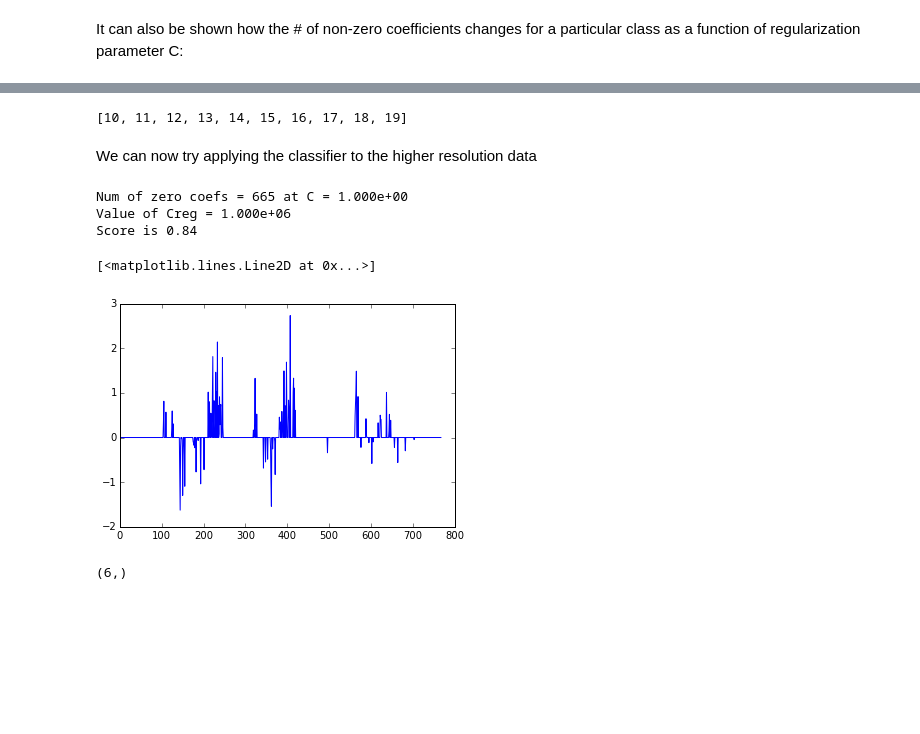
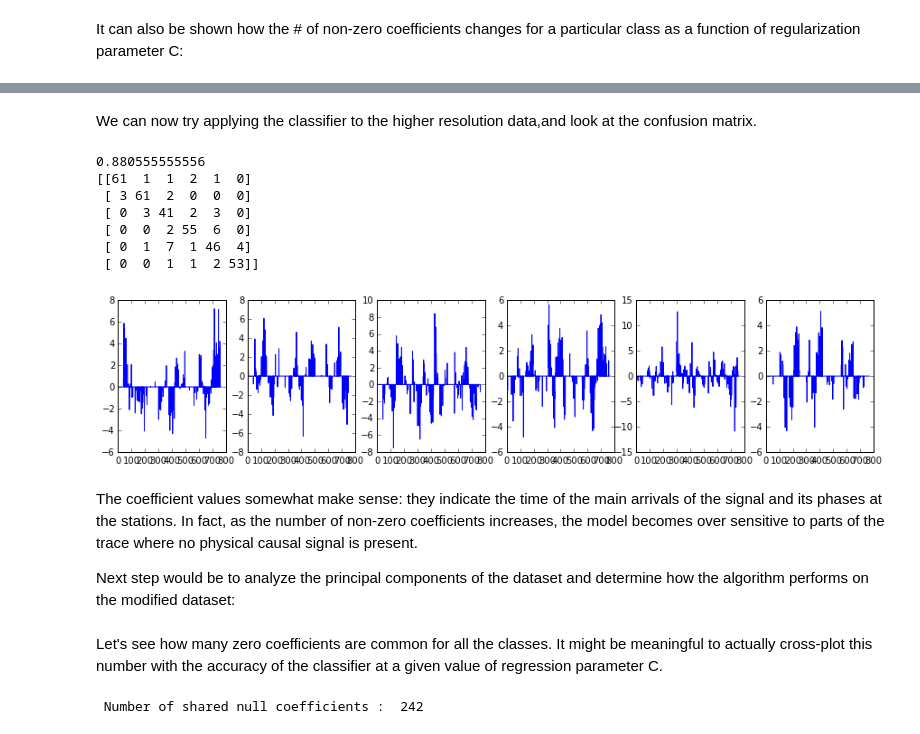
Before and after one commit to AntonBiryukovUofC/WI_modeling, a Jupyter notebook: Untitled.ipynb, the cells around one changed output, grey strips where cells are left out. Cells and saved outputs as stored; diff of their text form; code cells hidden in the pictures; blank space fills up the shorter version.

```diff
--- a/Untitled.ipynb
+++ b/Untitled.ipynb
@@ -166,8 +177,11 @@ print ScoreMetric,"\n",ConfMatrix
 # %% [markdown]
 Let's take a look at the coefficients now:
 # %%
-for i in range(EQ_default_params_fit.coef_.shape[0]):
-    plt.plot(EQ_default_params_fit.coef_[i,:])
+num_classes = EQ_default_params_fit.classes_.shape[0]
+fig,ax =plt.subplots(1,num_classes)
+fig.set_size_inches((15,3))
+
+for i in range(num_classes):
+    ax[i].plot(EQ_default_params_fit.coef_[i,:])
     print "Num of zero coefs = %d" % (EQ_default_params_fit.coef_[i,:] == 0).sum()
-plt.legend(range(EQ_default_params_fit.coef_.shape[0]))
 # %% [output]
@@ -256,26 +249,41 @@ Score is 0.86
-# %%
-range(10,20,1)
-# %% [output]
-[10, 11, 12, 13, 14, 15, 16, 17, 18, 19]
 # %% [markdown]
-We can now try applying the classifier to the higher resolution data
+We can now try applying the classifier to the higher resolution data,and look at the confusion matrix.
 # %%
-logreg = linear_model.LogisticRegression(C=1.0,penalty='l1')
+logreg = linear_model.LogisticRegression(C=30.0,penalty='l1')
 EQ_default_params_fit = logreg.fit(X_train, y_train)
 predicted = EQ_default_params_fit.predict(X_test)
 probs = EQ_default_params_fit.predict_proba(X_test)
-ScoreMetric =  metrics.accuracy_score(y_test, predicted)
-print "Num of zero coefs = %d at C = %3.3e" % ((EQ_default_params_fit.coef_[i,:] == 0).sum(),EQ_default_params_fit.C)
-print "Value of Creg = %3.3e" % CReg
-print "Score is %2.2f" % ScoreMetric
-plt.plot(EQ_default_params_fit.coef_[i,:])
+ScoreMetric =  metrics.accuracy_score(y_test, predicted);
+ConfMatrix  = metrics.confusion_matrix(y_test,predicted);
+print ScoreMetric,"\n",ConfMatrix
+fig,ax =plt.subplots(1,num_classes)
+fig.set_size_inches((15,3))
+for j in range(num_classes):
+        #ax[j].scatter(x =np.array(range(nsample*3)), y=EQ_default_params_fit.coef_[j,:],c=point_colors,
+                      #edgecolors="none")
+        ax[j].plot(EQ_default_params_fit.coef_[j,:])
 # %% [output]
-Num of zero coefs = 665 at C = 1.000e+00
-Value of Creg = 1.000e+06
-Score is 0.84
+0.880555555556
+[[61  1  1  2  1  0]
+ [ 3 61  2  0  0  0]
+ [ 0  3 41  2  3  0]
+ [ 0  0  2 55  6  0]
+ [ 0  1  7  1 46  4]
+ [ 0  0  1  1  2 53]]
-[<matplotlib.lines.Line2D at 0x...>]
-[figure, old version]
+[figure, new version]
-# %%
-EQ_default_params_fit.classes_.shape
-# %% [output]
-(6,)
+# %% [markdown]
+The coefficient values somewhat make sense: they indicate the time of the main arrivals of the signal and its phases at the stations. In fact, as the number of non-zero coefficients increases, the model becomes over sensitive to parts of the trace where no physical causal signal is present.
+
+Next step would be to analyze the principal components of the dataset and determine how the algorithm performs on the modified dataset:
+# %% [markdown]
+Let's see how many zero coefficients are common for all the classes. It might be meaningful to actually cross-plot this number with the accuracy of the classifier at a given value of regression parameter C.
+# %%
+def null_column(x):
+    if np.all(x == 0):
+        return True
+    else:
+        return False
+CommonZeros= np.apply_along_axis(null_column,0,EQ_default_params_fit.coef_)
+print " Number of shared null coefficients : ", CommonZeros.sum()
+# %% [output]
+ Number of shared null coefficients :  242
```
Also changed, not shown: parts of 14 cells of this notebook.
